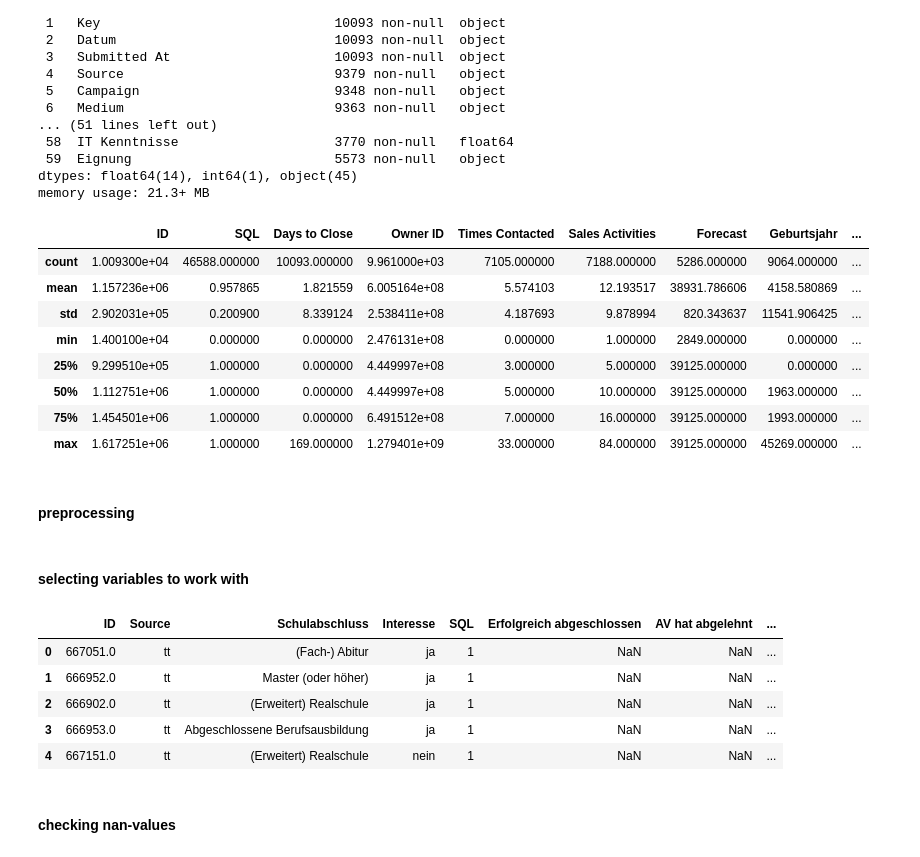
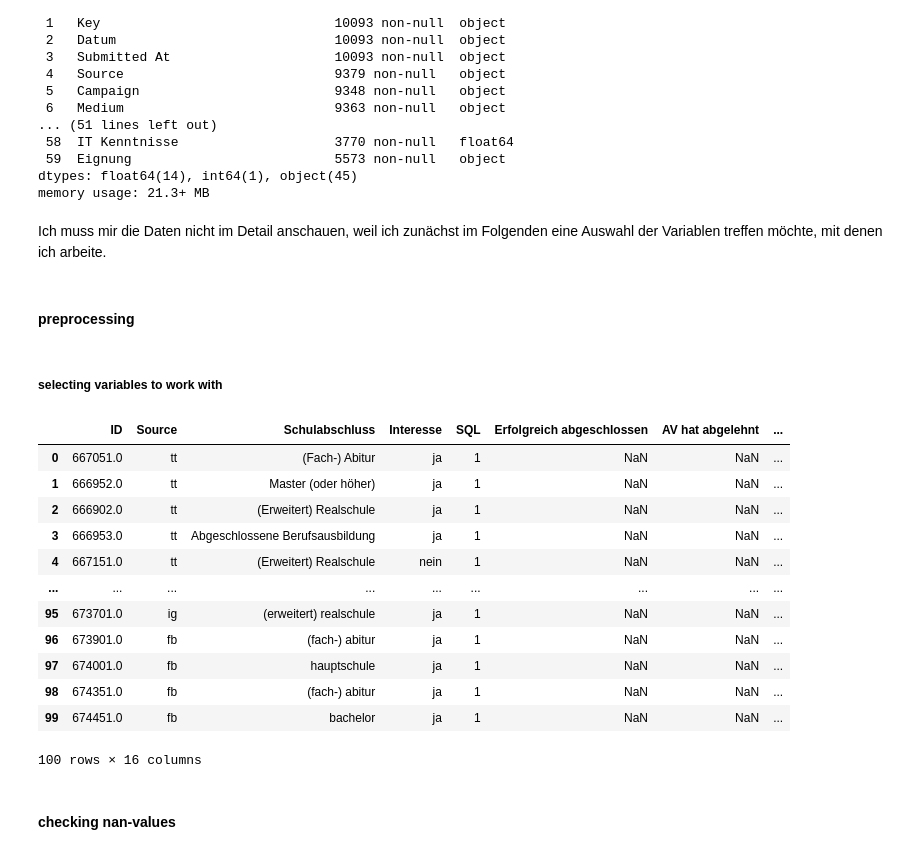
Before and after one commit to nora-monajjed/marketing_ml_analytics, a Jupyter notebook: marketing_excellence.ipynb, the cells around one changed output. Drawn from its saved outputs; the diff is of its cells as text; code cells hidden in the pictures.

```diff
--- a/marketing_excellence.ipynb
+++ b/marketing_excellence.ipynb
@@ -111,36 +111,33 @@ Data columns (total 60 columns):
  59  Eignung                          5573 non-null   object
 dtypes: float64(14), int64(1), object(45)
 memory usage: 21.3+ MB
-# %%
-data.describe()
-# %% [output]
-|  | ID | SQL | Days to Close | Owner ID | Times Contacted | Sales Activities | Forecast | Geburtsjahr | ... |
-| count | 1.009300e+04 | 46588.000000 | 10093.000000 | 9.961000e+03 | 7105.000000 | 7188.000000 | 5286.000000 | 9064.000000 | ... |
-| mean | 1.157236e+06 | 0.957865 | 1.821559 | 6.005164e+08 | 5.574103 | 12.193517 | 38931.786606 | 4158.580869 | ... |
-| std | 2.902031e+05 | 0.200900 | 8.339124 | 2.538411e+08 | 4.187693 | 9.878994 | 820.343637 | 11541.906425 | ... |
-| min | 1.400100e+04 | 0.000000 | 0.000000 | 2.476131e+08 | 0.000000 | 1.000000 | 2849.000000 | 0.000000 | ... |
-| 25% | 9.299510e+05 | 1.000000 | 0.000000 | 4.449997e+08 | 3.000000 | 5.000000 | 39125.000000 | 0.000000 | ... |
-| 50% | 1.112751e+06 | 1.000000 | 0.000000 | 4.449997e+08 | 5.000000 | 10.000000 | 39125.000000 | 1963.000000 | ... |
-| 75% | 1.454501e+06 | 1.000000 | 0.000000 | 6.491512e+08 | 7.000000 | 16.000000 | 39125.000000 | 1993.000000 | ... |
-| max | 1.617251e+06 | 1.000000 | 169.000000 | 1.279401e+09 | 33.000000 | 84.000000 | 39125.000000 | 45269.000000 | ... |
+# %% [markdown]
+Ich muss mir die Daten nicht im Detail anschauen, weil ich zunächst im Folgenden eine Auswahl der Variablen treffen möchte, mit denen ich arbeite.
 # %% [markdown]
 #### preprocessing
 # %% [markdown]
-#### selecting variables to work with
+##### selecting variables to work with
 # %%
-# Liste der Spalten, die ich behalten möchten
+# Liste der Spalten, die ich zunächst behalten möchten
 columns_to_keep = ['ID', 'Source', 'Schulabschluss', 'Interesse', 'SQL','Erfolgreich abgeschlossen', 'AV hat abgelehnt', 'Geburtsjahr', 'Geschlecht', 'PLZ & Ort', 'Ausbildung', 'Berufserfahrung', 'Branche', 'Absagegrund', 'Typeform', 'Eignung']
 
 # Entfernen aller anderer Spalten
 data = data[columns_to_keep]
-data.head()
+data.head(100)
 # %% [output]
 |  | ID | Source | Schulabschluss | Interesse | SQL | Erfolgreich abgeschlossen | AV hat abgelehnt | ... |
 | 0 | 667051.0 | tt | (Fach-) Abitur | ja | 1 | NaN | NaN | ... |
 | 1 | 666952.0 | tt | Master (oder höher) | ja | 1 | NaN | NaN | ... |
 | 2 | 666902.0 | tt | (Erweitert) Realschule | ja | 1 | NaN | NaN | ... |
 | 3 | 666953.0 | tt | Abgeschlossene Berufsausbildung | ja | 1 | NaN | NaN | ... |
 | 4 | 667151.0 | tt | (Erweitert) Realschule | nein | 1 | NaN | NaN | ... |
+| ... | ... | ... | ... | ... | ... | ... | ... | ... |
+| 95 | 673701.0 | ig | (erweitert) realschule | ja | 1 | NaN | NaN | ... |
+| 96 | 673901.0 | fb | (fach-) abitur | ja | 1 | NaN | NaN | ... |
+| 97 | 674001.0 | fb | hauptschule | ja | 1 | NaN | NaN | ... |
+| 98 | 674351.0 | fb | (fach-) abitur | ja | 1 | NaN | NaN | ... |
+| 99 | 674451.0 | fb | bachelor | ja | 1 | NaN | NaN | ... |
+100 rows × 16 columns
 # %% [markdown]
 #### checking nan-values
 # %%
```
Also changed, not shown: parts of 46 cells of this notebook.
